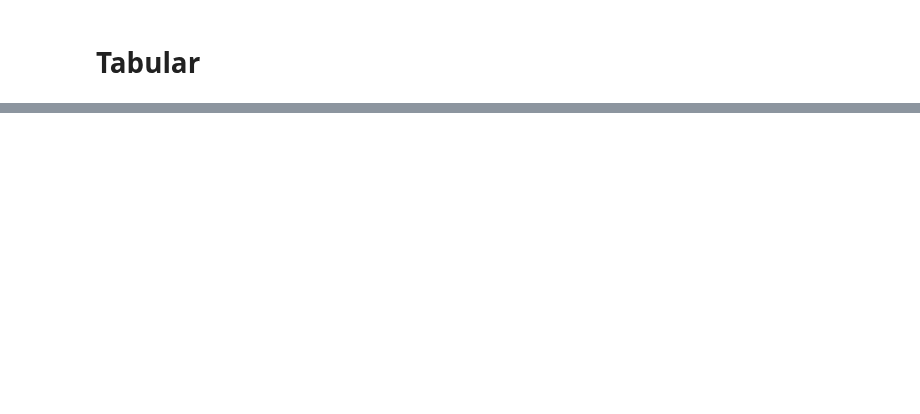
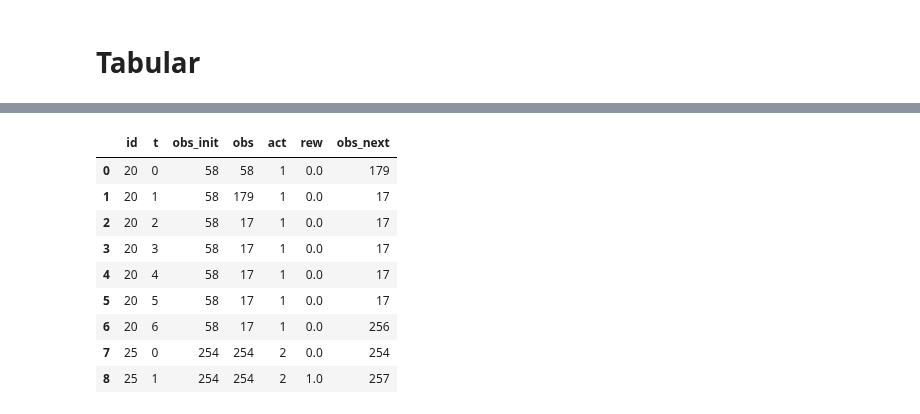
Before and after one commit to MrWhiteRichard/dice_rl_sepsis, a Jupyter notebook: prepare_sepsis_amsterdam.ipynb, the cells around one changed output, grey strips where cells are left out. Drawn from its saved outputs; the diff is of its cells as text; code cells hidden in the pictures; blank space fills up the shorter version.

```diff
--- a/prepare_sepsis_amsterdam.ipynb
+++ b/prepare_sepsis_amsterdam.ipynb
@@ -316,0 +452,14 @@ env_test_looping   = LoopingWrapper  (env_test)
+# %%
+def dataset_raw_to_dataset_clustered_raw(
+        dataset_raw, hyperparameters):
+
+    dataset_clustered_raw = get_data_clustered(
+        data=dataset_raw,
+        features=hyperparameters["features"],
+        n_clusters=hyperparameters["n_clusters"],
+        n_init=hyperparameters["n_init"],
+        seed=hyperparameters["seed"],
+        path=dir_clustering,
+    )
+
+    return dataset_clustered_raw
@@ -316,0 +497,11 @@ env_test_looping   = LoopingWrapper  (env_test)
+# %%
+head_by_id(
+    dataset_clustered_raw_to_dataset_clustered_primal(
+        dataset_raw_to_dataset_clustered_raw(
+            load_datasets_raw()["test"],
+            hyperparameters,
+        ),
+    ),
+    n=2,
+)
+# %% [output]
@@ -316,0 +509,10 @@ env_test_looping   = LoopingWrapper  (env_test)
+|  | id | t | obs_init | obs | act | rew | obs_next |
+| 0 | 20 | 0 | 58 | 58 | 1 | 0.0 | 179 |
+| 1 | 20 | 1 | 58 | 179 | 1 | 0.0 | 17 |
+| 2 | 20 | 2 | 58 | 17 | 1 | 0.0 | 17 |
+| 3 | 20 | 3 | 58 | 17 | 1 | 0.0 | 17 |
+| 4 | 20 | 4 | 58 | 17 | 1 | 0.0 | 17 |
+| 5 | 20 | 5 | 58 | 17 | 1 | 0.0 | 17 |
+| 6 | 20 | 6 | 58 | 17 | 1 | 0.0 | 256 |
+| 7 | 25 | 0 | 254 | 254 | 2 | 0.0 | 254 |
+| 8 | 25 | 1 | 254 | 254 | 2 | 1.0 | 257 |
```
Also changed, not shown: parts of 78 cells of this notebook, 2 other files.
